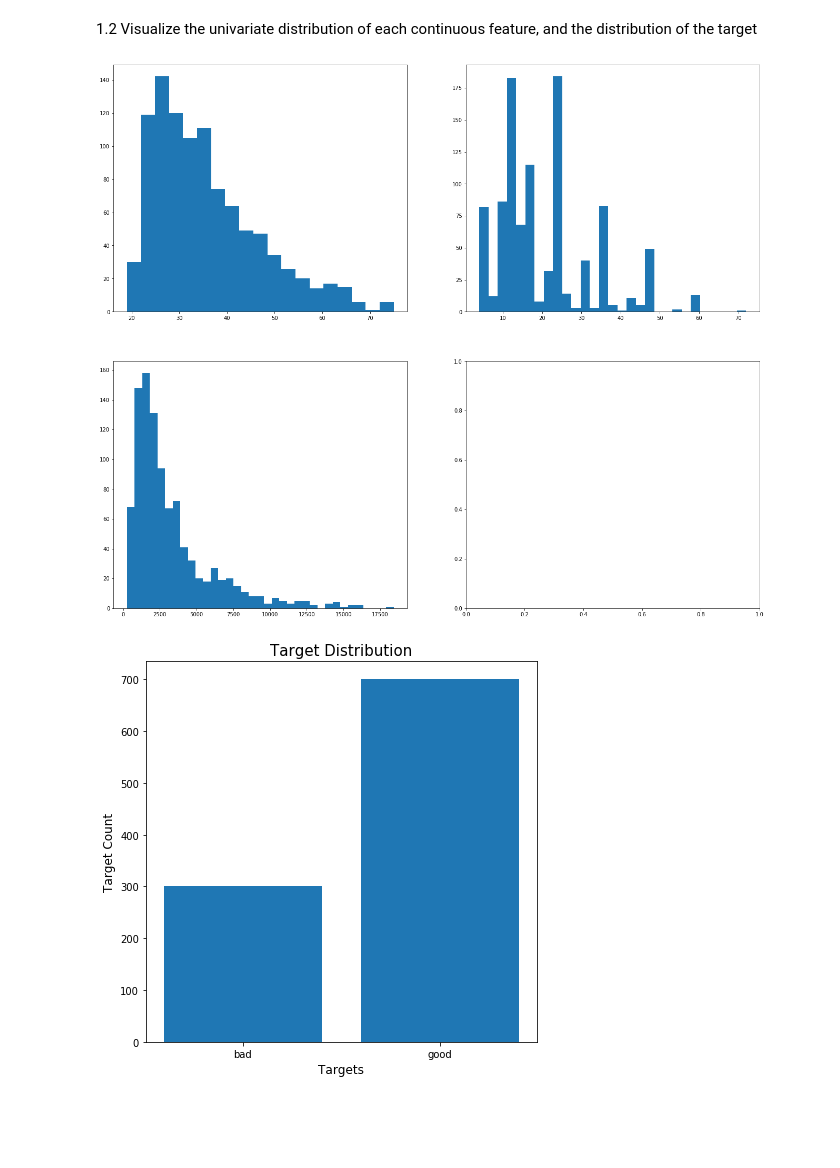
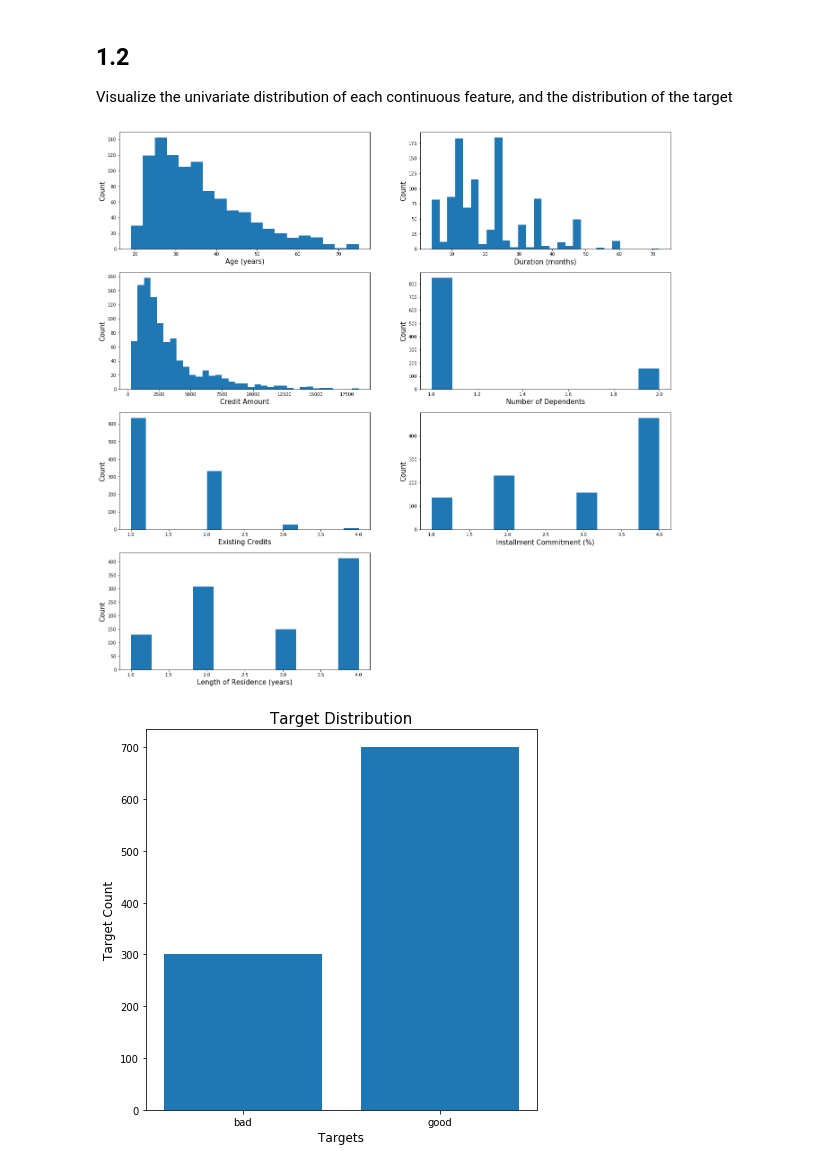
Before and after one commit to dsikka/Applied_ML, a Jupyter notebook: HW2/HW2_Task1.ipynb, the cells around one changed output. Saved outputs shown, nothing was run; the diff lists cells and outputs as text; code cells hidden in the pictures; blank space fills up the shorter version.

```diff
--- a/HW2/HW2_Task1.ipynb
+++ b/HW2/HW2_Task1.ipynb
@@ -42,16 +65,42 @@ NameError: name 'existing_credits' is not defined
 # %% [markdown]
-1.2 Visualize the univariate distribution of each continuous feature, and the distribution of the
-target
+## 1.2
+Visualize the univariate distribution of each continuous feature, and the distribution of the target
-# %%
-# Distribution of continuous variables
-fig, ax = plt.subplots(2, 2, figsize=(22,19))
-ax1, ax2, ax3, ax4 = ax.ravel()
-ax1.hist(df.data['age'], bins='auto')
-ax2.hist(df.data['duration'], bins='auto')
-ax3.hist(df.data['credit_amount'], bins='auto')
-plt.show()
-# %% [output]
-[figure, removed]
+# %%
+# Distribution of continuous variables
+fig, ax = plt.subplots(4, 2, figsize=(22,22))
+ax1, ax2, ax3, ax4, ax5, ax6, ax7, ax8 = ax.ravel()
+ax1.hist(df.data['age'], bins='auto')
+ax1.set_ylabel('Count', fontsize=15)
+ax1.set_xlabel('Age (years)', fontsize=15)
+
+ax2.hist(df.data['duration'], bins='auto')
+ax2.set_ylabel('Count', fontsize=15)
+ax2.set_xlabel('Duration (months)', fontsize=15)
+
+ax3.hist(df.data['credit_amount'], bins='auto')
+ax3.set_ylabel('Count', fontsize=15)
+ax3.set_xlabel('Credit Amount', fontsize=15)
+
+ax4.hist(df.data['num_dependents'], bins='auto')
+ax4.set_ylabel('Count', fontsize=15)
+ax4.set_xlabel('Number of Dependents', fontsize=15)
+
+ax5.hist(df.data['existing_credits'], bins='auto')
+ax5.set_ylabel('Count', fontsize=15)
+ax5.set_xlabel('Existing Credits', fontsize=15)
+
+ax6.hist(df.data['installment_commitment'], bins='auto')
+ax6.set_ylabel('Count', fontsize=15)
+ax6.set_xlabel('Installment Commitment (%)', fontsize=15)
+
+ax7.hist(df.data['residence_since'], bins='auto')
+ax7.set_ylabel('Count', fontsize=15)
+ax7.set_xlabel('Length of Residence (years)', fontsize=15)
+
+fig.delaxes(ax8)
+plt.show()
+# %% [output]
+[figure, added]
 # %%
 # Distribution of the target
 target_names, target_nums = np.unique(target, return_counts=True)
```
Also changed, not shown: parts of 52 cells of this notebook.
